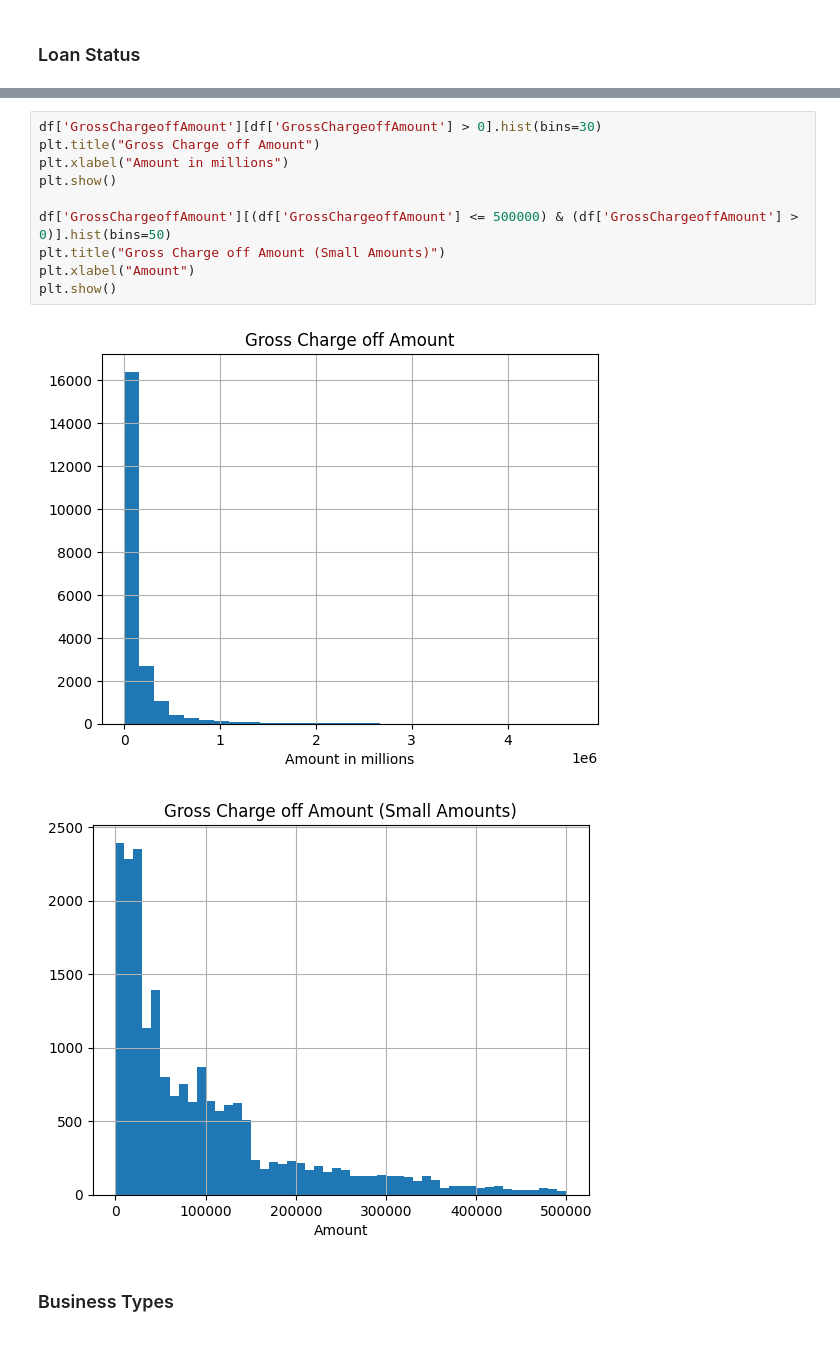
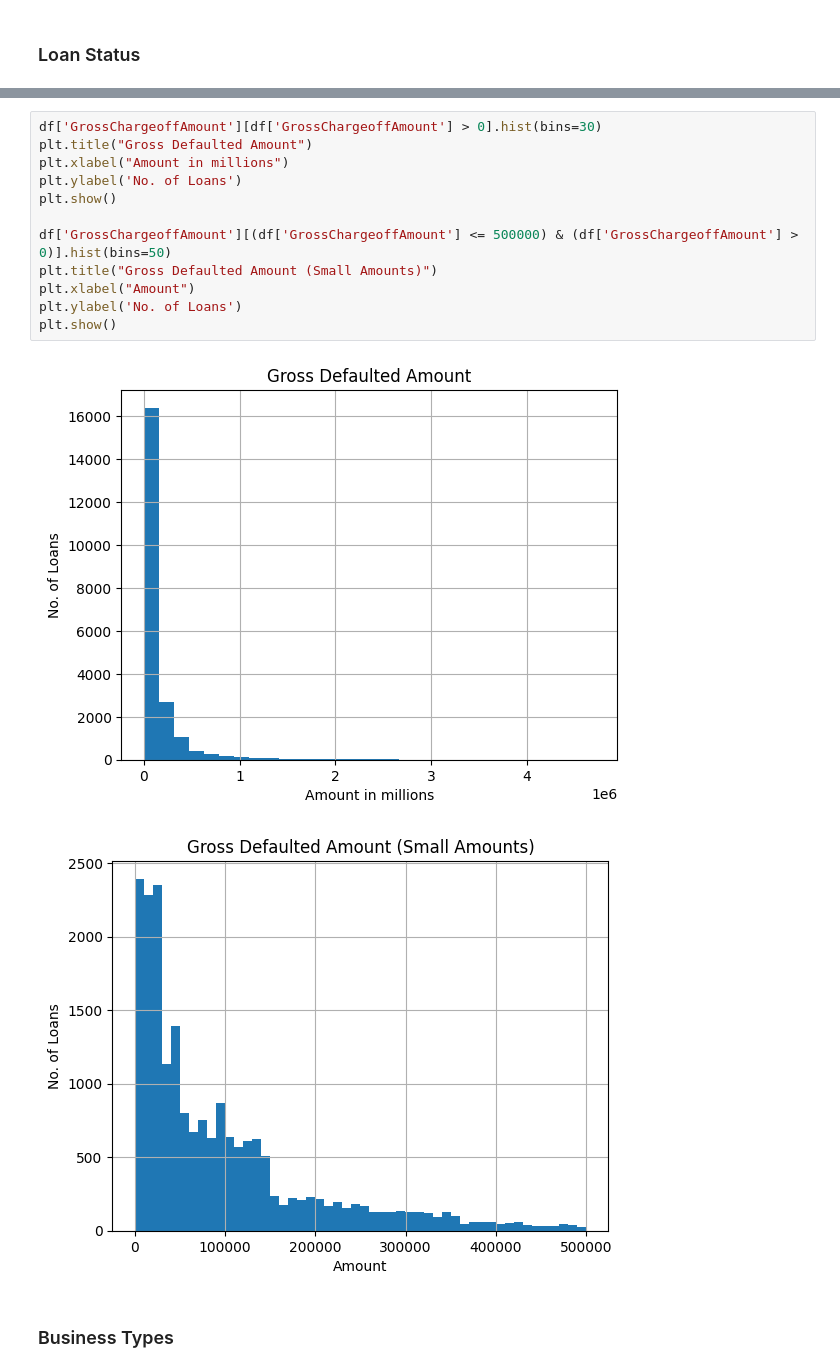
Before and after one commit to DineshDK672/Ryewalk_assignment, a Jupyter notebook: 01_EDA.ipynb, the cells around one changed output, grey strips where cells are left out. Drawn from its saved outputs; the diff is of its cells as text.

```diff
--- a/01_EDA.ipynb
+++ b/01_EDA.ipynb
@@ -196,16 +204,18 @@ plt.show()
 # %%
 df['GrossChargeoffAmount'][df['GrossChargeoffAmount'] > 0].hist(bins=30)
-plt.title("Gross Charge off Amount")
+plt.title("Gross Defaulted Amount")
 plt.xlabel("Amount in millions")
+plt.ylabel('No. of Loans')
 plt.show()
 
 df['GrossChargeoffAmount'][(df['GrossChargeoffAmount'] <= 500000) & (df['GrossChargeoffAmount'] > 0)].hist(bins=50)
-plt.title("Gross Charge off Amount (Small Amounts)")
+plt.title("Gross Defaulted Amount (Small Amounts)")
 plt.xlabel("Amount")
+plt.ylabel('No. of Loans')
 plt.show()
 # %% [output]
-[figure, old version]
+[figure, new version]
-[figure, old version]
+[figure, new version]
 # %% [markdown]
 ### Business Types
 # %%
```
Also changed, not shown: parts of 5 cells of this notebook.
